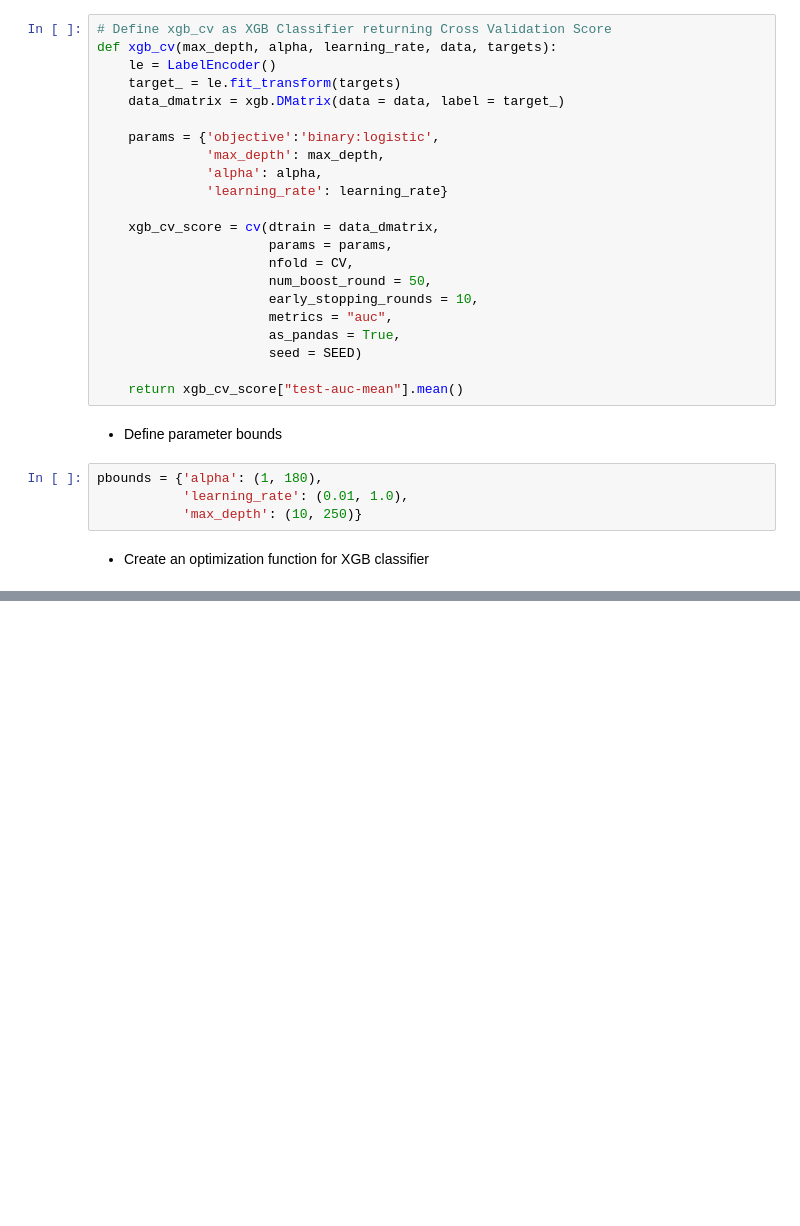
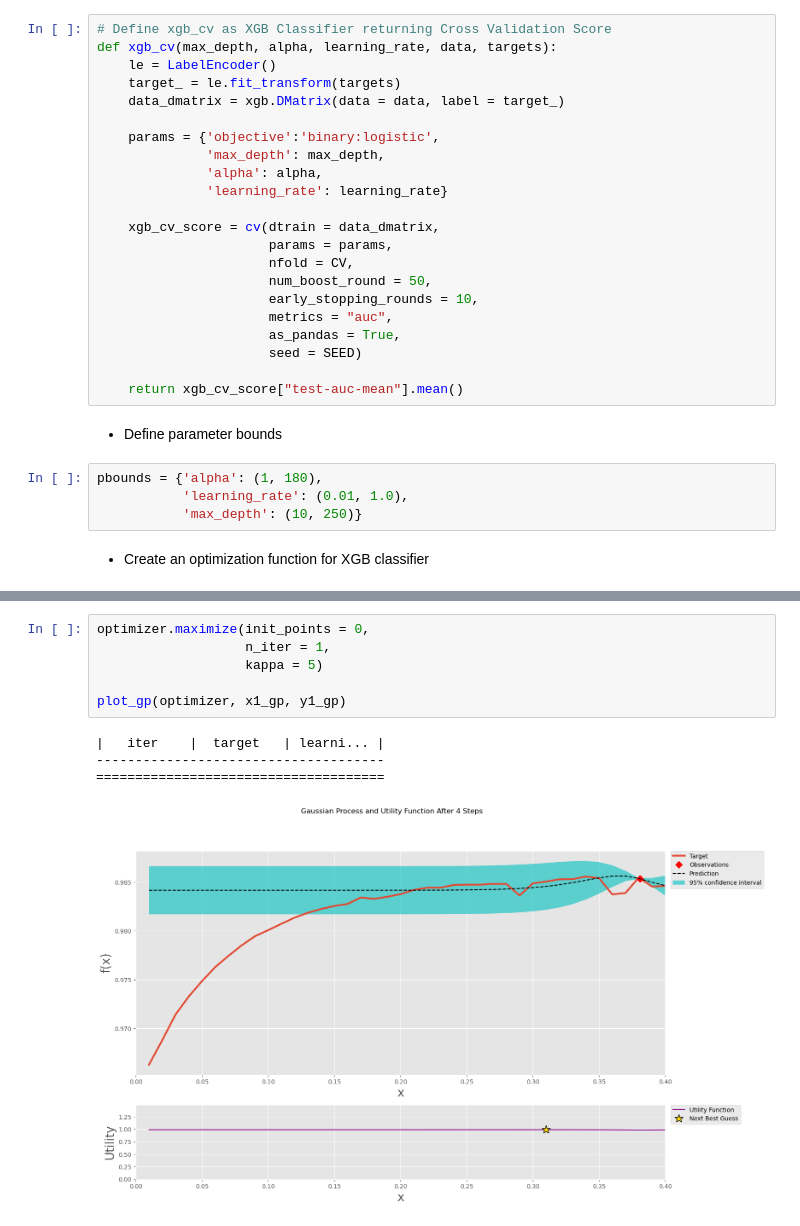
Before and after one commit to McGill-MMA-EnterpriseAnalytics/Flyer_Customer_Satisfaction, a Jupyter notebook: DS_WIP/Ylfa_Bayesian.ipynb, the cells around one changed output, grey strips where cells are left out. Cells and saved outputs as stored; diff of their text form; blank space fills up the shorter version.

```diff
--- a/DS_WIP/Ylfa_Bayesian.ipynb
+++ b/DS_WIP/Ylfa_Bayesian.ipynb
@@ -326,0 +426,11 @@ display(iterations)
+# %%
+optimizer.maximize(init_points = 0,
+                   n_iter = 1,
+                   kappa = 5)
+
+plot_gp(optimizer, x1_gp, y1_gp)
+# %% [output]
+|   iter    |  target   | learni... |
+-------------------------------------
+=====================================
+[figure, added]
```
Also changed, not shown: parts of 25 cells of this notebook.
